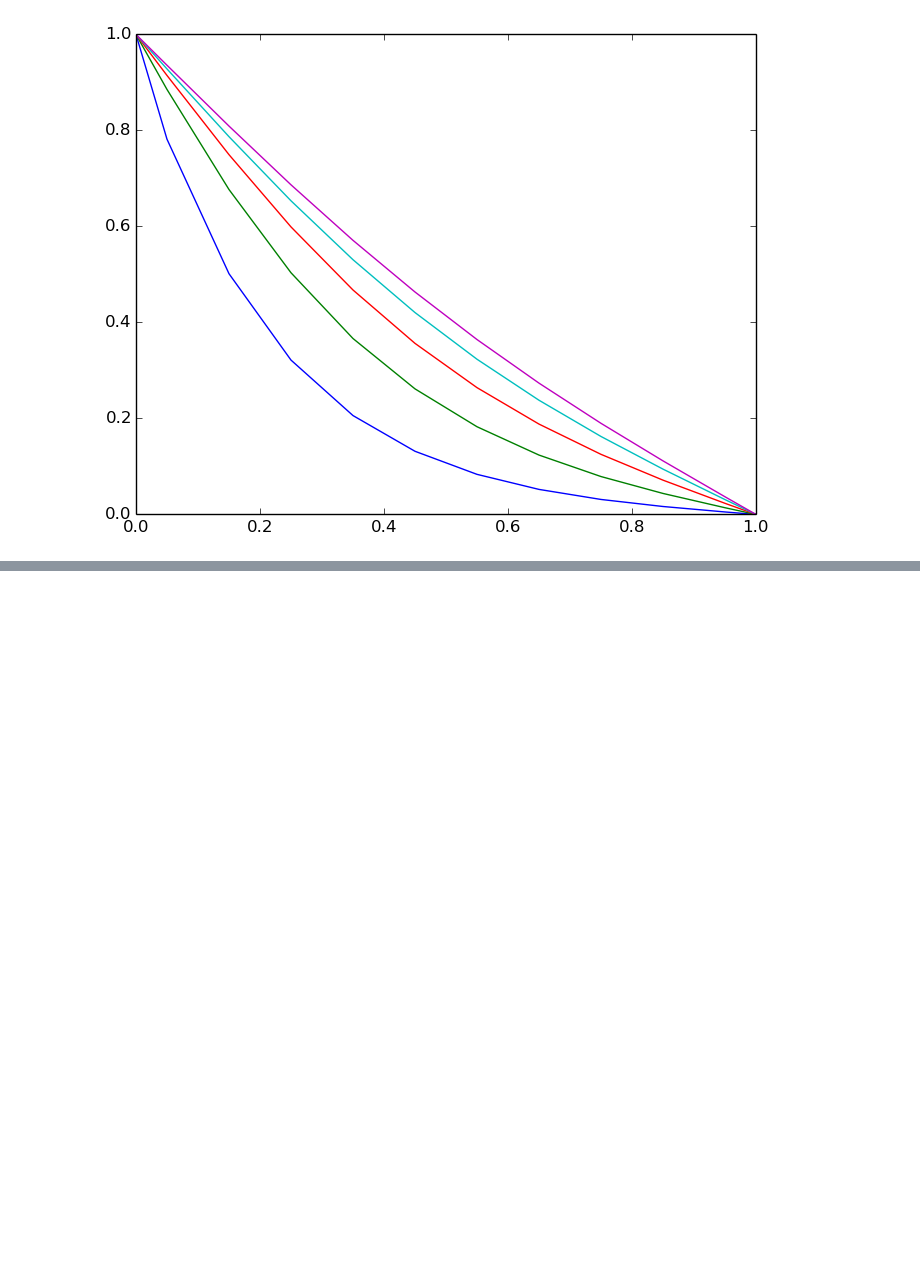
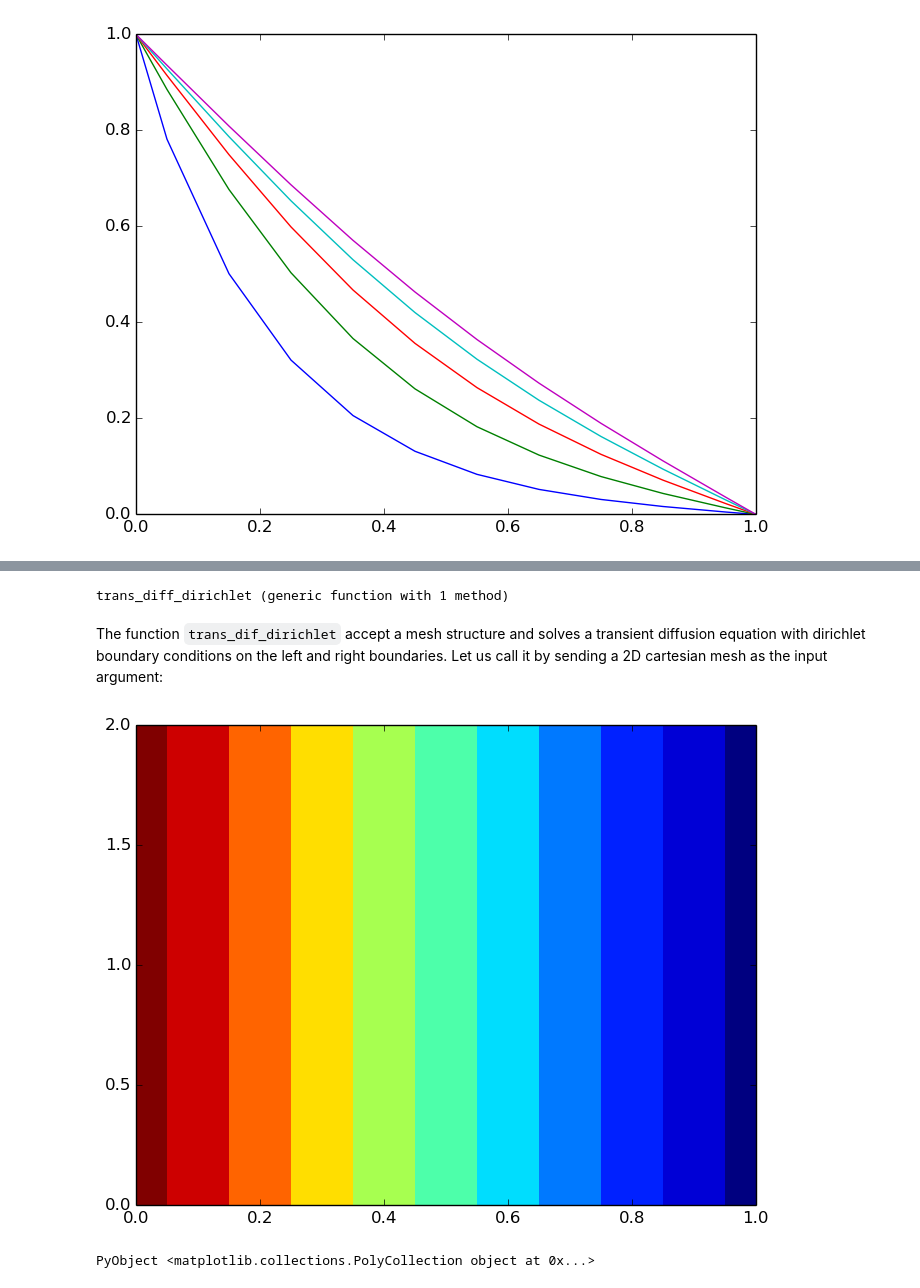
Before and after one commit to simulkade/JFVM.jl, a Jupyter notebook: examples/jfvm_tutorial.ipynb, the cells around one changed output, grey strips where cells are left out. Drawn from its saved outputs; the diff is of its cells as text; code cells hidden in the pictures; blank space fills up the shorter version.

```diff
--- a/examples/jfvm_tutorial.ipynb
+++ b/examples/jfvm_tutorial.ipynb
@@ -242,0 +246,41 @@ end
+# %%
+function trans_diff_dirichlet(m::MeshStructure)
+    # a transient diffusion
+    BC = createBC(m)
+    BC.left.a[:]=BC.right.a[:]=0.0
+    BC.left.b[:]=BC.right.b[:]=1.0
+    BC.left.c[:]=1.0
+    BC.right.c[:]=0.0
+    c_init = 0.0 # initial value of the variable
+    c_old = createCellVariable(m, 0.0, BC)
+    D_val = 1.0 # value of the diffusion coefficient
+    D_cell = createCellVariable(m, D_val) # assigned to cells
+    # Harmonic average
+    D_face = harmonicMean(D_cell)
+    N_steps = 20 # number of time steps
+    dt= sqrt(m.facecenters.x[end]^2/D_val)/N_steps # time step
+    M_diff = diffusionTerm(D_face) # matrix of coefficient for diffusion term
+    (M_bc, RHS_bc)=boundaryConditionTerm(BC) # matrix of coefficient and RHS for the BC
+    for i =1:5
+        (M_t, RHS_t)=transientTerm(c_old, dt, 1.0)
+        M=M_t-M_diff+M_bc # add all the [sparse] matrices of coefficient
+        RHS=RHS_bc+RHS_t # add all the RHS's together
+        c_old = solveLinearPDE(m, M, RHS) # solve the PDE
+    end
+    return c_old
+end
+# %% [output]
+trans_diff_dirichlet (generic function with 1 method)
+# %% [markdown]
+The function `trans_dif_dirichlet` accept a mesh structure and solves a transient diffusion equation with dirichlet boundary conditions on the left and right boundaries. Let us call it by sending a 2D cartesian mesh as the input argument:
+# %%
+Nx = 10
+Ny = 15
+Lx = 1.0
+Ly = 2.0
+m = createMesh2D(Nx, Ny, Lx, Ly)
+c = trans_diff_dirichlet(m)
+visualizeCells(c)
+# %% [output]
+[figure, added]
+PyObject <matplotlib.collections.PolyCollection object at 0x...>
```
Also changed, not shown: parts of 6 cells of this notebook.
